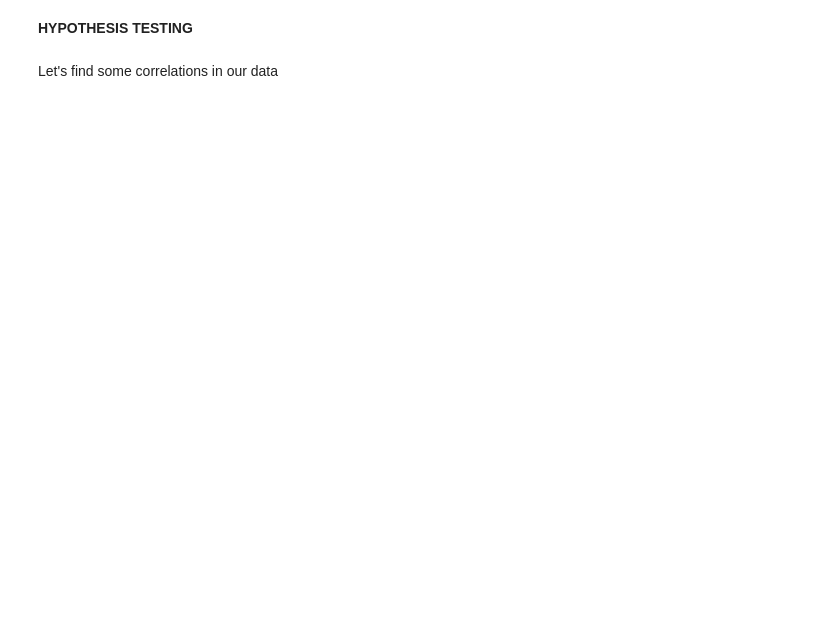
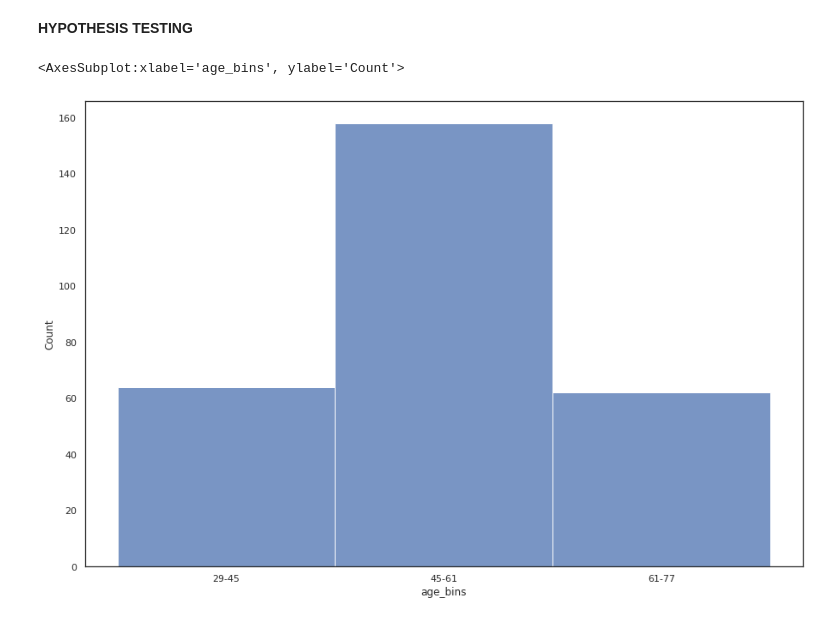
Before and after one commit to jsondevers/heart-attacks, a Jupyter notebook: heart-attack copy.ipynb, the cells around one changed output. Saved outputs shown, nothing was run; the diff lists cells and outputs as text; code cells hidden in the pictures; blank space fills up the shorter version.

```diff
--- a/heart-attack copy.ipynb
+++ b/heart-attack copy.ipynb
@@ -680,2 +655,10 @@ df_corr = df[continuous_features].corr().transpose()
-# %% [markdown]
-Let's find some correlations in our data
+# %%
+min_value = df['age'].min()
+max_value = df['age'].max()
+bins = np.linspace(min_value,max_value,4)
+labels = ['29-45', '45-61','61-77']
+df['age_bins'] = pd.cut(df['age'], bins=bins, labels=labels, include_lowest=True)
+sns.histplot(df['age_bins'], bins=3)
+# %% [output]
+<AxesSubplot:xlabel='age_bins', ylabel='Count'>
+[figure, added]
```
Also changed, not shown: parts of 55 cells of this notebook, 1 other file.
